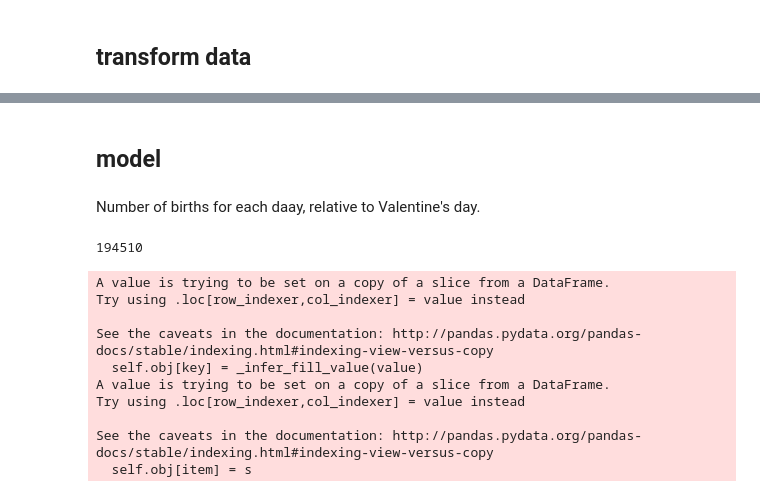
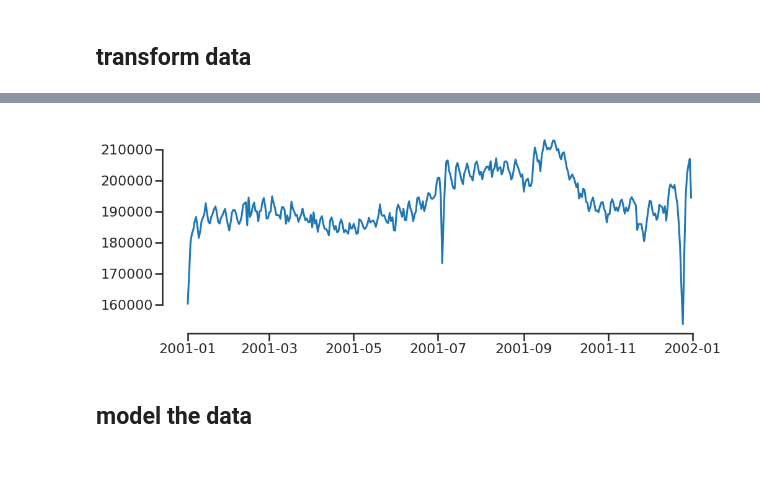
Before and after one commit to mwegrzyn/abbildungenWS1819, a Jupyter notebook: notebooks/birthDates_project.ipynb, the cells around one changed output, grey strips where cells are left out. Cells and saved outputs as stored; diff of their text form; code cells hidden in the pictures; blank space fills up the shorter version.

```diff
--- a/notebooks/birthDates_project.ipynb
+++ b/notebooks/birthDates_project.ipynb
@@ -86,22 +110,9 @@ valentine_df
+# %%
+plt.figure(figsize=(16,6))
+plt.plot(sum_df)
+sns.despine(trim=True)
+plt.show()
+# %% [output]
+[figure, added]
 # %% [markdown]
-## model
+## model the data
-# %% [markdown]
-Number of births for each daay, relative to Valentine's day.
-# %%
-valentine_births = valentine_df.loc[44,'births']
-valentine_births
-# %% [output]
-194510
-# %%
-valentine_df.loc[:,'diffs'] = (valentine_df.loc[:,'births']-valentine_births)
-# %% [output]
-A value is trying to be set on a copy of a slice from a DataFrame.
-Try using .loc[row_indexer,col_indexer] = value instead
-
-See the caveats in the documentation: http://pandas.pydata.org/pandas-docs/stable/indexing.html#indexing-view-versus-copy
-  self.obj[key] = _infer_fill_value(value)
-A value is trying to be set on a copy of a slice from a DataFrame.
-Try using .loc[row_indexer,col_indexer] = value instead
-
-See the caveats in the documentation: http://pandas.pydata.org/pandas-docs/stable/indexing.html#indexing-view-versus-copy
-  self.obj[item] = s
```
Also changed, not shown: parts of 32 cells of this notebook.
